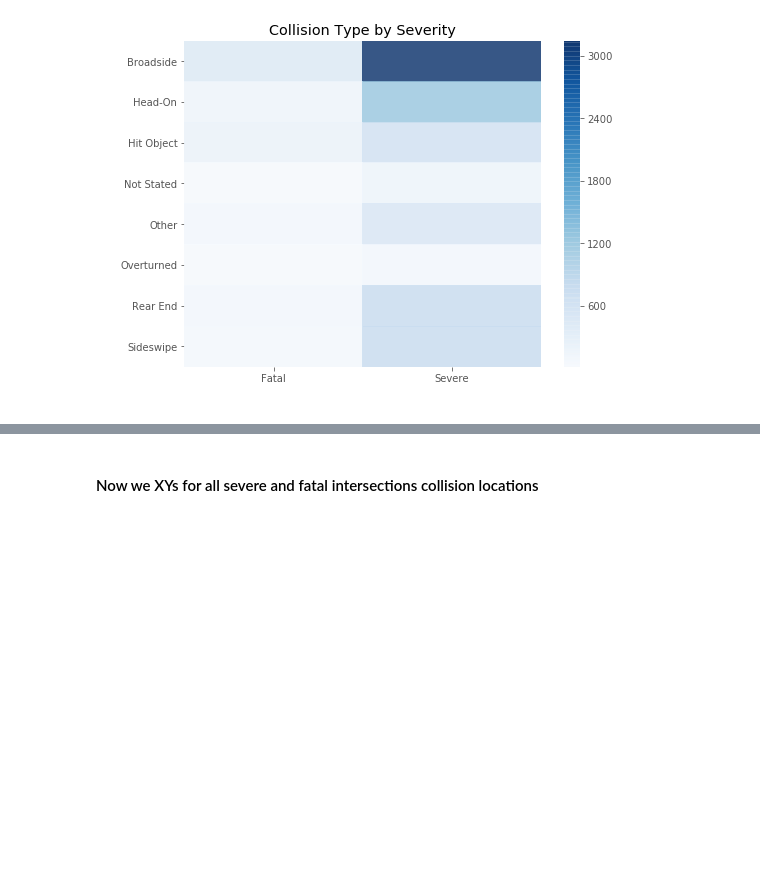
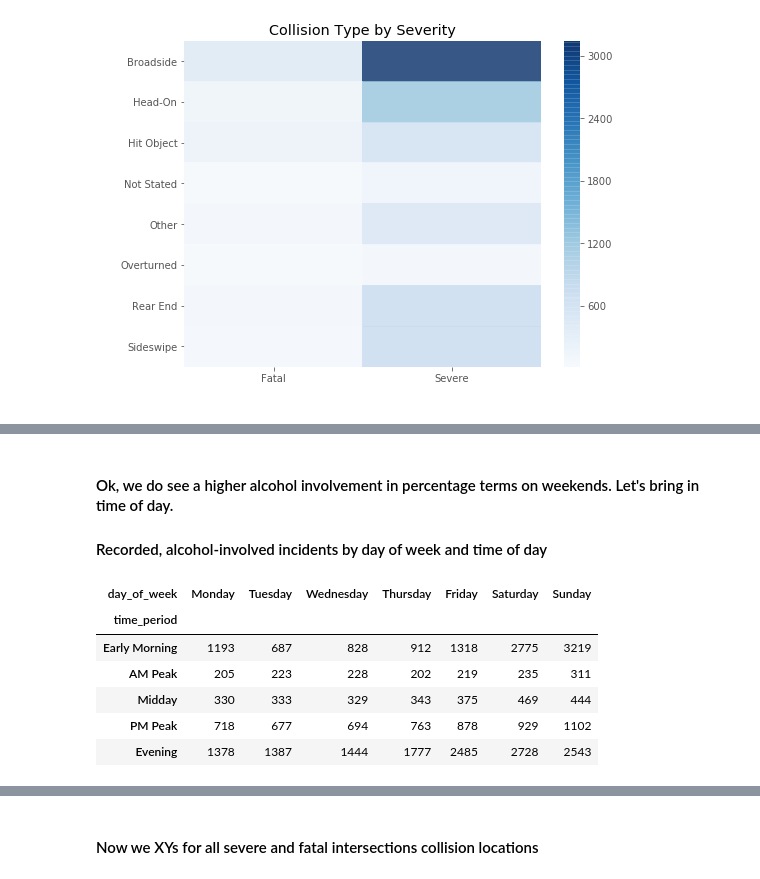
Before and after one commit to chenliny-zz/LA_Collision_Analysis, a Jupyter notebook: collision_exploratory_analysis_la.ipynb, the cells around one changed output, grey strips where cells are left out. Cells and saved outputs as stored; diff of their text form; code cells hidden in the pictures; blank space fills up the shorter version.

```diff
--- a/collision_exploratory_analysis_la.ipynb
+++ b/collision_exploratory_analysis_la.ipynb
@@ -884,0 +988,18 @@ for t in zip(title, ylabel, t_data):
+# %% [markdown]
+#### Ok, we do see a higher alcohol involvement in percentage terms on weekends. Let's bring in time of day.
+#### Recorded, alcohol-involved incidents by day of week and time of day
+# %%
+# Number of recorded, alcogol-involved incidents by day of week and time of day
+al = collision[collision.alcohol_involved == 'Y']
+al_dow_tod = al.groupby(['day_of_week', 'time_period'])['case_id'].count().unstack()
+al_dow_tod = al_dow_tod.reindex(['Monday', 'Tuesday', 'Wednesday', 'Thursday', 'Friday', 'Saturday', 'Sunday'])
+al_dow_tod = al_dow_tod.T
+al_dow_tod
+# %% [output]
+| day_of_week | Monday | Tuesday | Wednesday | Thursday | Friday | Saturday | Sunday |
+| time_period |  |  |  |  |  |  |  |
+| Early Morning | 1193 | 687 | 828 | 912 | 1318 | 2775 | 3219 |
+| AM Peak | 205 | 223 | 228 | 202 | 219 | 235 | 311 |
+| Midday | 330 | 333 | 329 | 343 | 375 | 469 | 444 |
+| PM Peak | 718 | 677 | 694 | 763 | 878 | 929 | 1102 |
+| Evening | 1378 | 1387 | 1444 | 1777 | 2485 | 2728 | 2543 |
```
Also changed, not shown: parts of 44 cells of this notebook.
